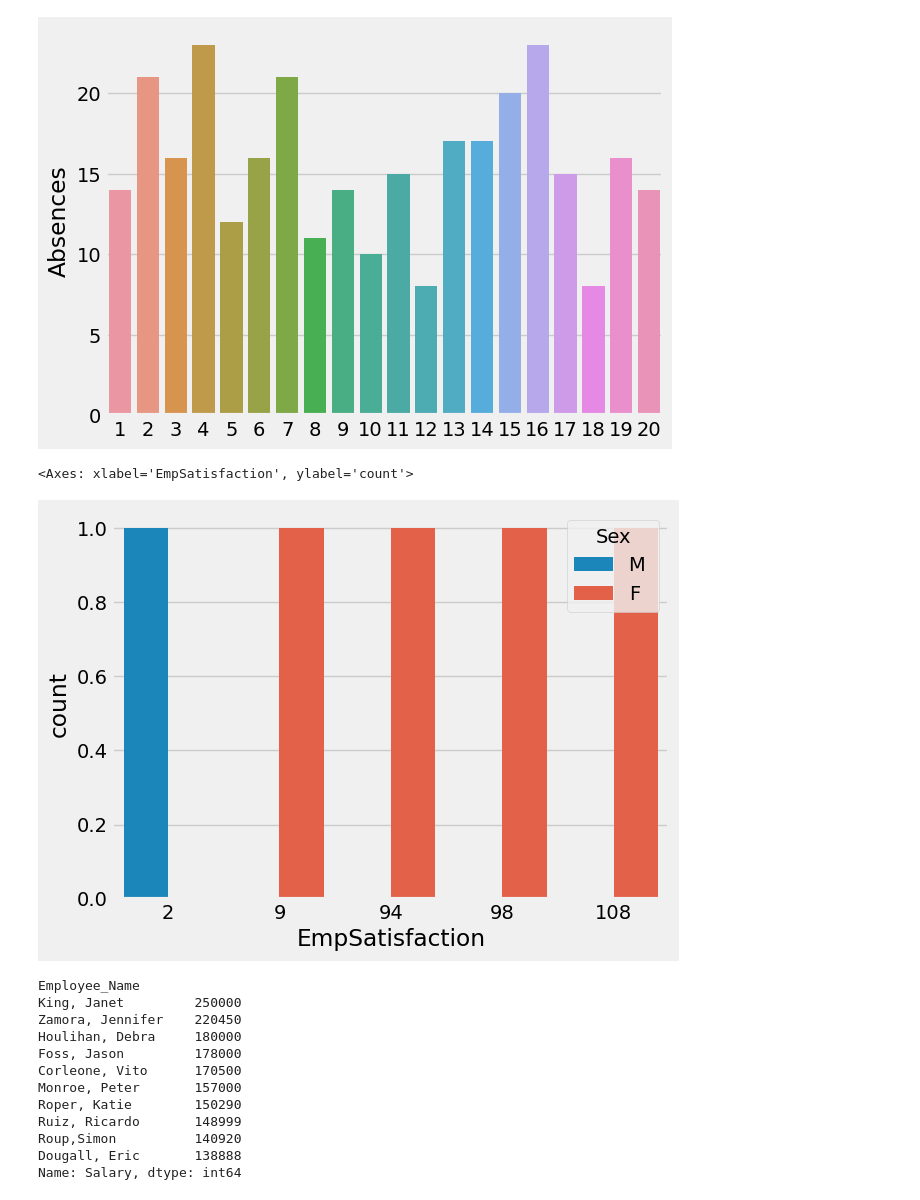
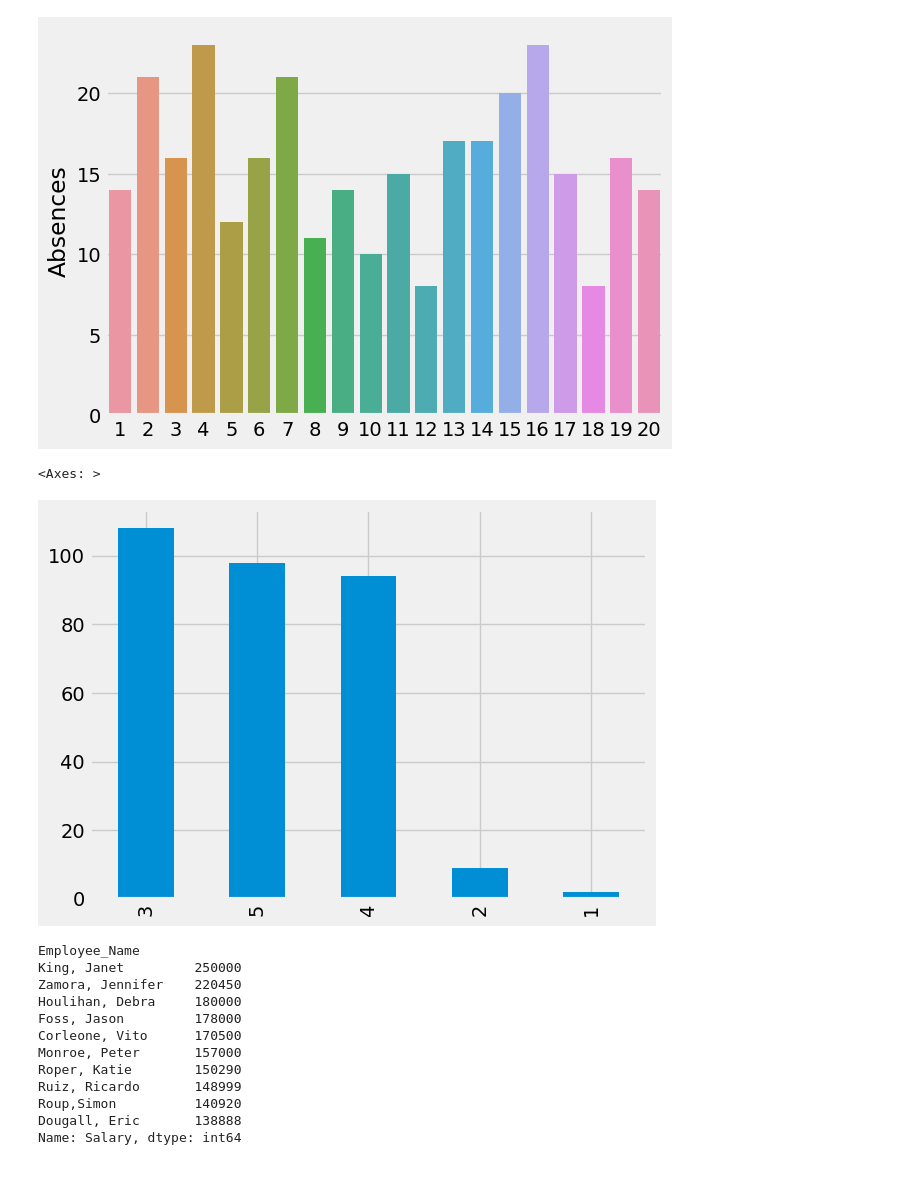
Before and after one commit to pragya-sharma11/Journey_to_Machine_Learning, a Jupyter notebook: Exploratory_Data_Analysis/HR_Data_EDA/HR_DATA_EDA.ipynb, the cells around one changed output. Drawn from its saved outputs; the diff is of its cells as text; code cells hidden in the pictures.

```diff
--- a/Exploratory_Data_Analysis/HR_Data_EDA/HR_DATA_EDA.ipynb
+++ b/Exploratory_Data_Analysis/HR_Data_EDA/HR_DATA_EDA.ipynb
@@ -157,10 +157,11 @@ sns.barplot( y = df['Absences'].value_counts(), x = df['Absences'].value_counts(
 <Axes: ylabel='Absences'>
 [figure]
 # %%
-sns.countplot(x = df['EmpSatisfaction'].value_counts(), hue=df['Sex'])
+# sns.countplot(x = df['EmpSatisfaction'].value_counts(), hue=df['Sex'])
+df['EmpSatisfaction'].value_counts().plot(kind='bar')
 # %% [output]
-<Axes: xlabel='EmpSatisfaction', ylabel='count'>
+<Axes: >
-[figure, old version]
+[figure, new version]
 # %%
 # empployees with Top 10 salary
 
```
Also changed, not shown: 1 other file.
